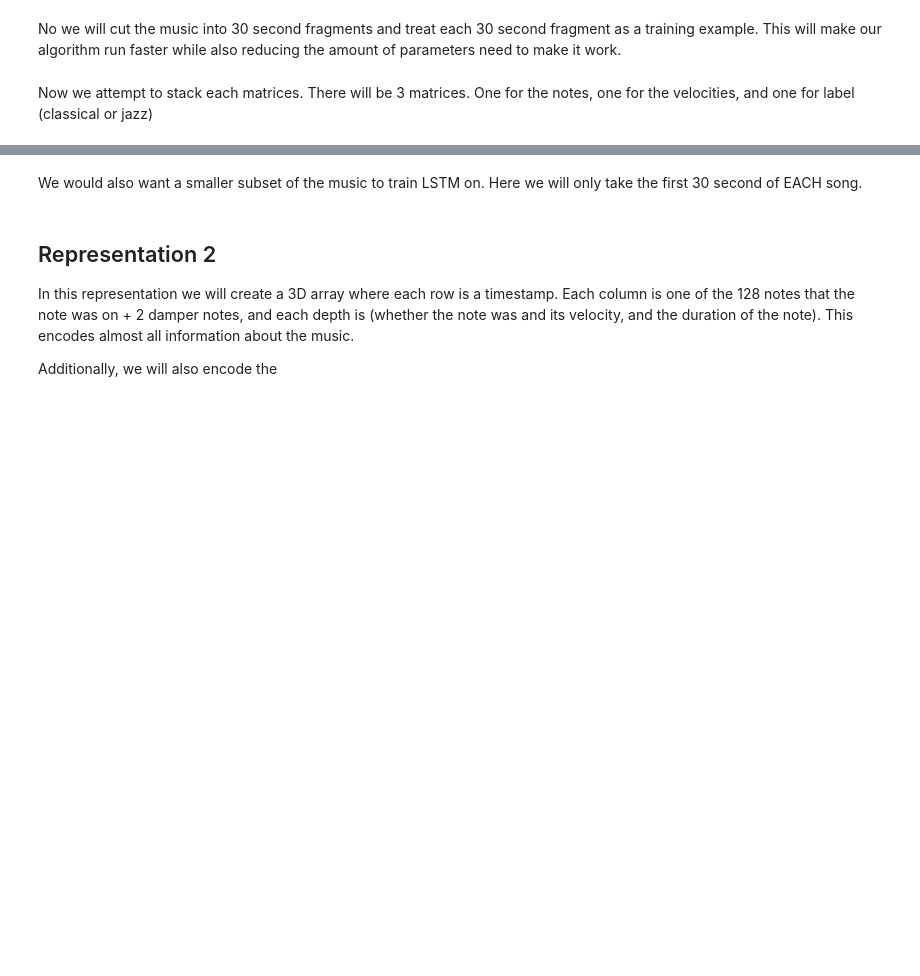
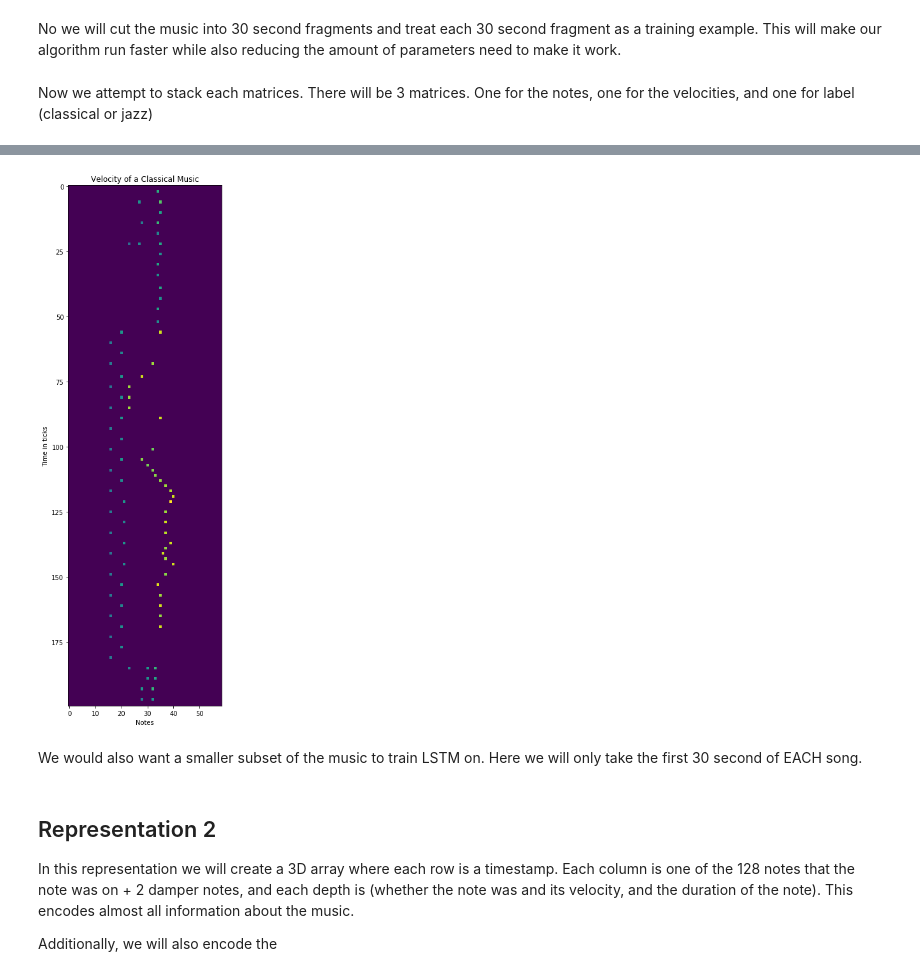
Before and after one commit to LithiumH/CS230-Music-Style-Transfer, a Jupyter notebook: Haojun - Preprocessing.ipynb, the cells around one changed output, grey strips where cells are left out. Cells and saved outputs as stored; diff of their text form; code cells hidden in the pictures; blank space fills up the shorter version.

```diff
--- a/Haojun - Preprocessing.ipynb
+++ b/Haojun - Preprocessing.ipynb
@@ -393,3 +417,12 @@ np.save('matricies/labels.npy', labels)
+# %%
+plt.figure(figsize=(5, 15))
+plt.imshow(velocities[500,:200,:])
+plt.title('Velocity of a Classical Music')
+plt.xlabel('Notes')
+plt.ylabel('Time in ticks')
+plt.savefig('plots/classical_velocity.png')
+# %% [output]
+[figure, added]
 # %% [markdown]
 We would also want a smaller subset of the music to train LSTM on. Here we will only take the first 30 second of EACH song.
 # %%
```
Also changed, not shown: parts of 4 cells of this notebook, 6 other files.
